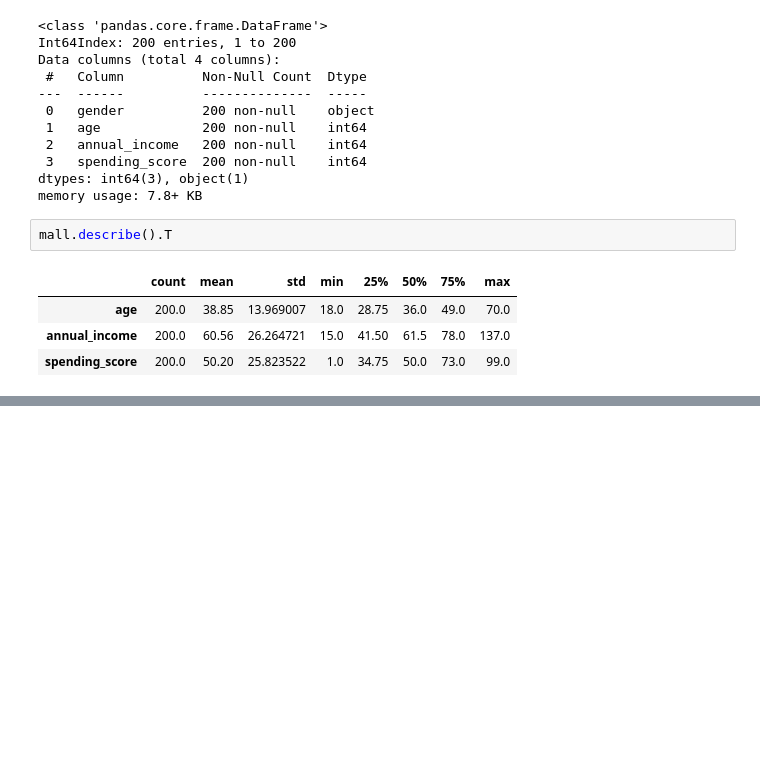
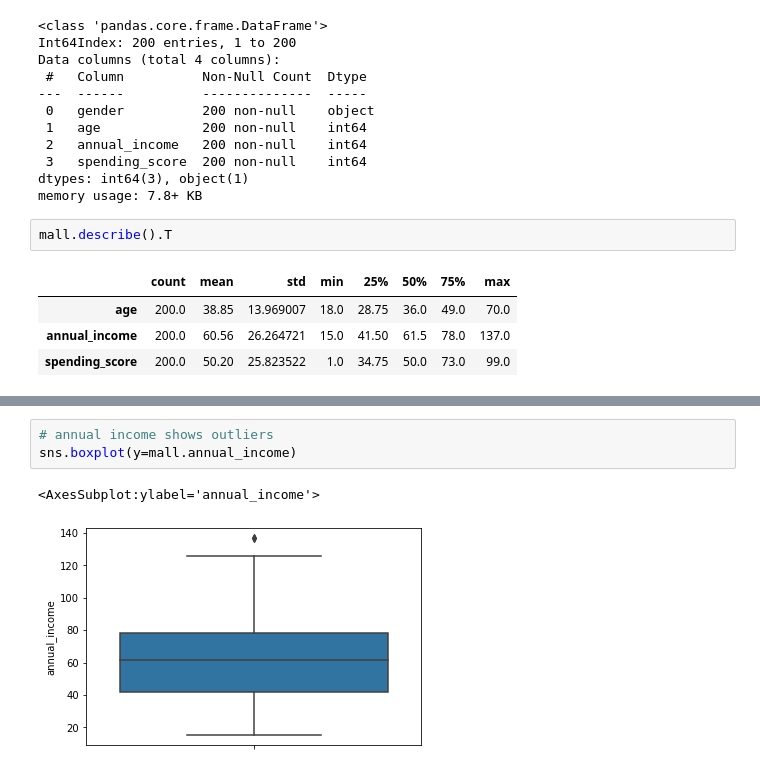
Before and after one commit to lochlynlaskowski/clustering-exercises, a Jupyter notebook: zillow.ipynb, the cells around one changed output, grey strips where cells are left out. Cells and saved outputs as stored; diff of their text form; blank space fills up the shorter version.

```diff
--- a/zillow.ipynb
+++ b/zillow.ipynb
@@ -234,0 +334,6 @@ mall.describe().T
+# %%
+# annual income shows outliers
+sns.boxplot(y=mall.annual_income)
+# %% [output]
+<AxesSubplot:ylabel='annual_income'>
+[figure, added]
```
Also changed, not shown: parts of 29 cells of this notebook, 2 other files.
